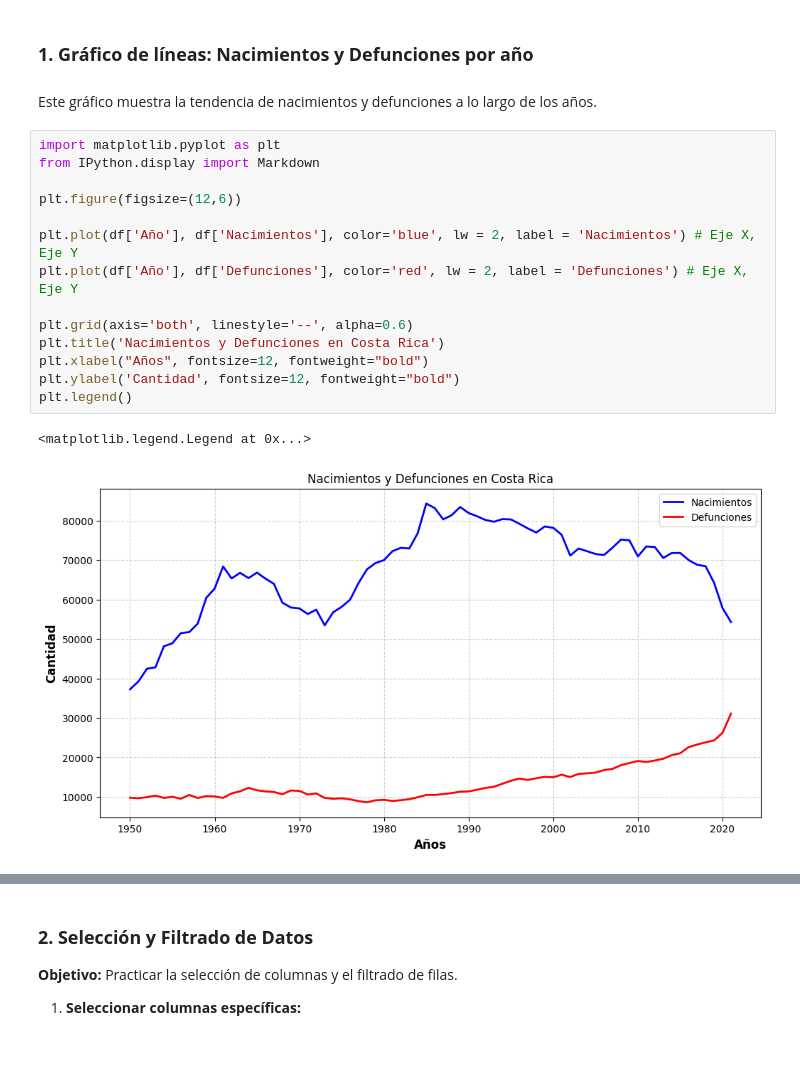
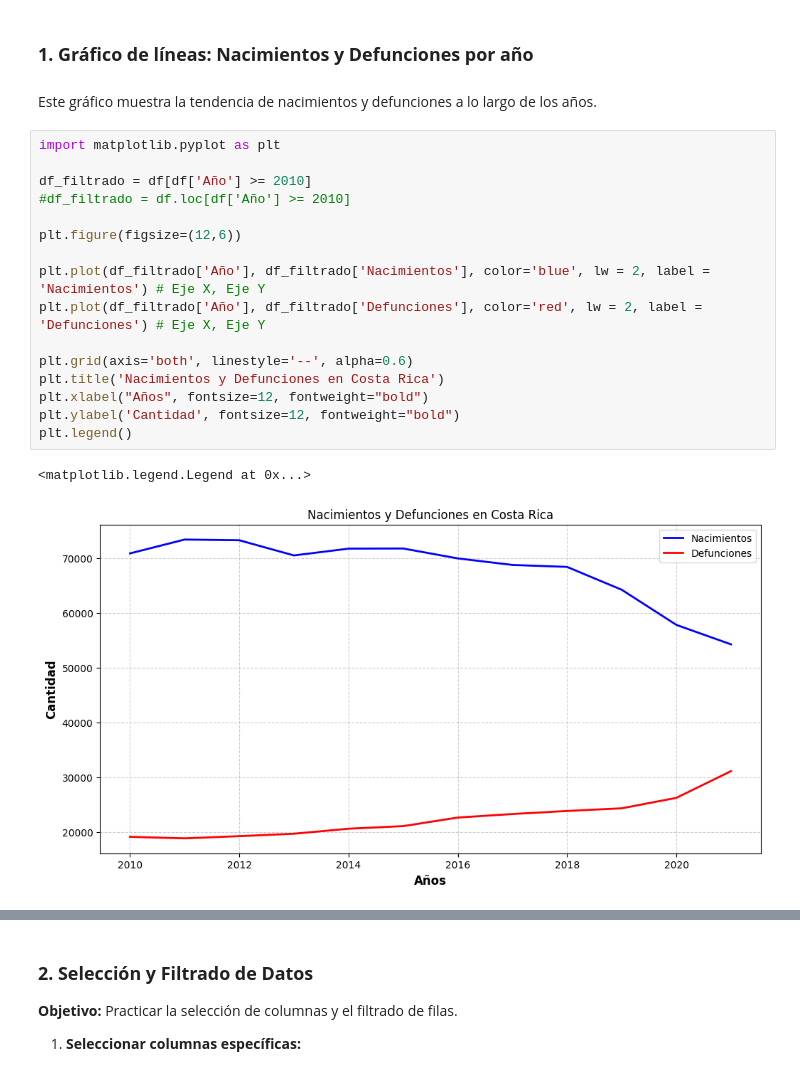
Before and after one commit to esquivelac98/Programacion-Python-Basico-GRUPO-1---6181133432, a Jupyter notebook: Estudiantes/Kevin Esquivel/Prácticas/Practica_9.ipynb, the cells around one changed output, grey strips where cells are left out. Cells and saved outputs as stored; diff of their text form.

```diff
--- a/Estudiantes/Kevin Esquivel/Prácticas/Practica_9.ipynb
+++ b/Estudiantes/Kevin Esquivel/Prácticas/Practica_9.ipynb
@@ -86,18 +86,20 @@ df.head()
 Este gráfico muestra la tendencia de nacimientos y defunciones a lo largo de los años.
 # %%
 import matplotlib.pyplot as plt
-from IPython.display import Markdown
+
+df_filtrado = df[df['Año'] >= 2010]
+#df_filtrado = df.loc[df['Año'] >= 2010]
 
 plt.figure(figsize=(12,6))
 
-plt.plot(df['Año'], df['Nacimientos'], color='blue', lw = 2, label = 'Nacimientos') # Eje X, Eje Y
-plt.plot(df['Año'], df['Defunciones'], color='red', lw = 2, label = 'Defunciones') # Eje X, Eje Y
+plt.plot(df_filtrado['Año'], df_filtrado['Nacimientos'], color='blue', lw = 2, label = 'Nacimientos') # Eje X, Eje Y
+plt.plot(df_filtrado['Año'], df_filtrado['Defunciones'], color='red', lw = 2, label = 'Defunciones') # Eje X, Eje Y
 
 plt.grid(axis='both', linestyle='--', alpha=0.6)
 plt.title('Nacimientos y Defunciones en Costa Rica')
 plt.xlabel("Años", fontsize=12, fontweight="bold")
 plt.ylabel('Cantidad', fontsize=12, fontweight="bold")
 plt.legend()
 # %% [output]
 <matplotlib.legend.Legend at 0x...>
-[figure, old version]
+[figure, new version]
```
Also changed, not shown: parts of 1 cell of this notebook.
